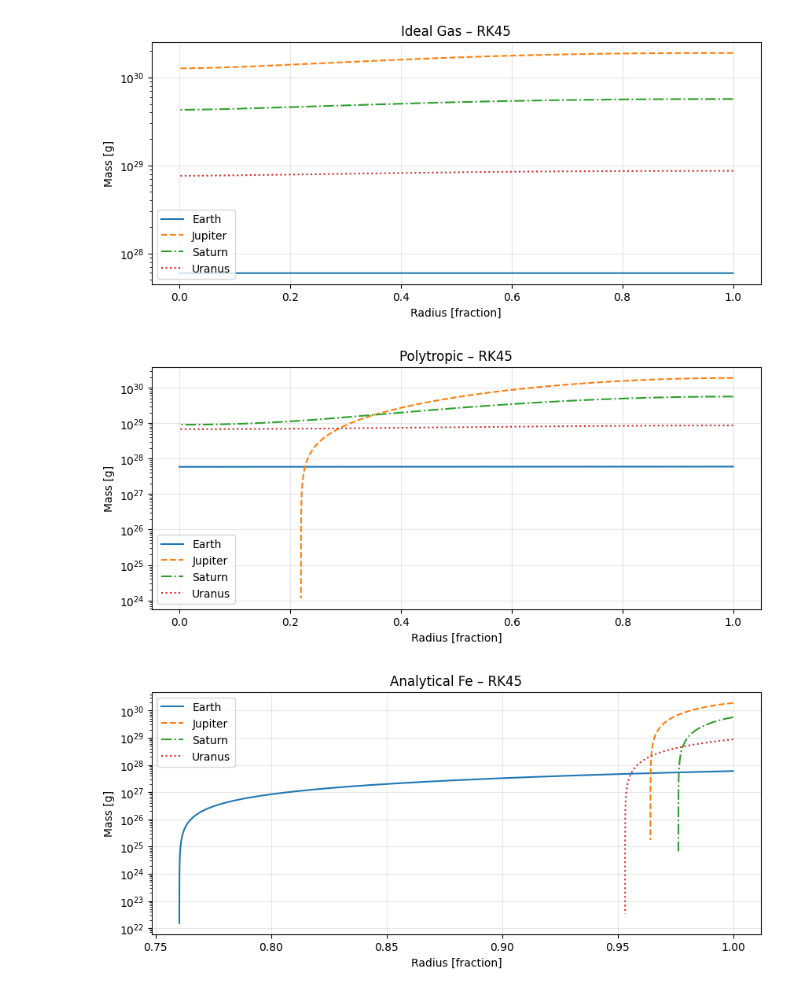
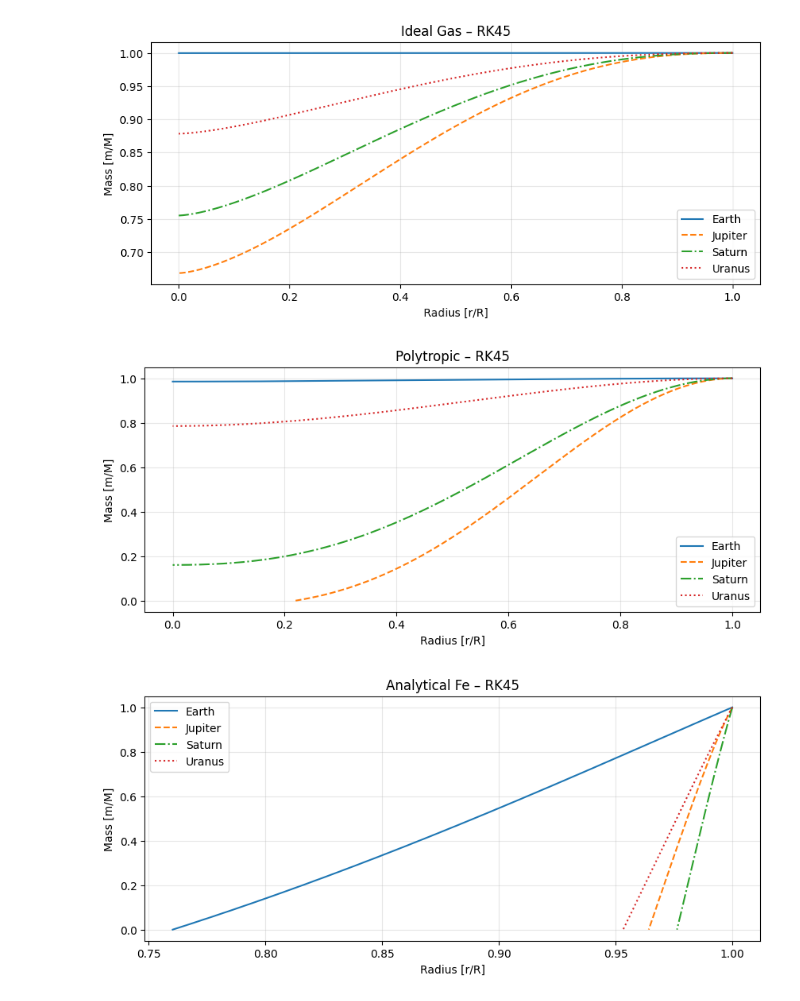
Before and after one commit to Akut-Luna/AST-514-Final-Project, a Jupyter notebook: plot_5.ipynb, the cells around one changed output. Cells and saved outputs as stored; diff of their text form; code cells hidden in the pictures.

Commit message:
plots done

```diff
--- a/plot_5.ipynb
+++ b/plot_5.ipynb
@@ -31,43 +31,40 @@ def plot_eos(no):
     planets = ['Earth', 'Jupiter', 'Saturn', 'Uranus']
     # ------------------- load ------------------
     datas = []
     for planet in planets:
         file_name = f'{planet}_{sim_names[no]}_RK45_theta_2.csv'
         file_path = os.path.join('data', 'simulation_results', 'plot_5', f'0{no}', file_name)
         data = np.loadtxt(file_path, skiprows=1, delimiter=',')
         datas.append(data)
 
     # ------------------- plot ------------------
     linestyles = ['-', '--', '-.', ':', (0, (3, 1, 1, 1)), (0, (5, 5))]
     plt.figure(figsize=(10, 4))
     for linestyle, planet, data in zip(linestyles, planets, datas):
         R0 = data[:,0][0]
-        plt.plot(data[:,0]/R0, data[:,1], label=planet, linestyle=linestyle)
+        M0 = data[:,1][0]
+        plt.plot(data[:,0]/R0, data[:,1]/M0, label=planet, linestyle=linestyle)
 
     plt.title(f'{nice_name(no)}\u2013 RK45')
-    plt.yscale('log')
-    plt.xlabel('Radius [fraction]')
-    plt.ylabel('Mass [g]')
+    # plt.yscale('log')
+    plt.xlabel('Radius [r/R]')
+    plt.ylabel('Mass [m/M]')
     plt.grid(True, alpha=0.3)
     plt.legend()
 
     file_name = f'plot_5_different_planets_{sim_names[no]}.pdf'
 
     folder_path = os.path.join('plots')
     file_path = os.path.join(folder_path, file_name)
     os.makedirs(folder_path, exist_ok=True)
     plt.savefig(file_path)
 
     plt.show()
     plt.close()
 
-plot_eos(1)
-plot_eos(2)
-plot_eos(3)
-plot_eos(4)
-plot_eos(5)
-plot_eos(6)
+for no in [1,2,3,4,5,6]:
+    plot_eos(no)
 # %% [output]
-[figure, old version]
+[figure, new version]
-[figure, old version]
+[figure, new version]
-[figure, old version]
+[figure, new version]
```
Also changed, not shown: parts of 1 cell of this notebook, 4 other files.
